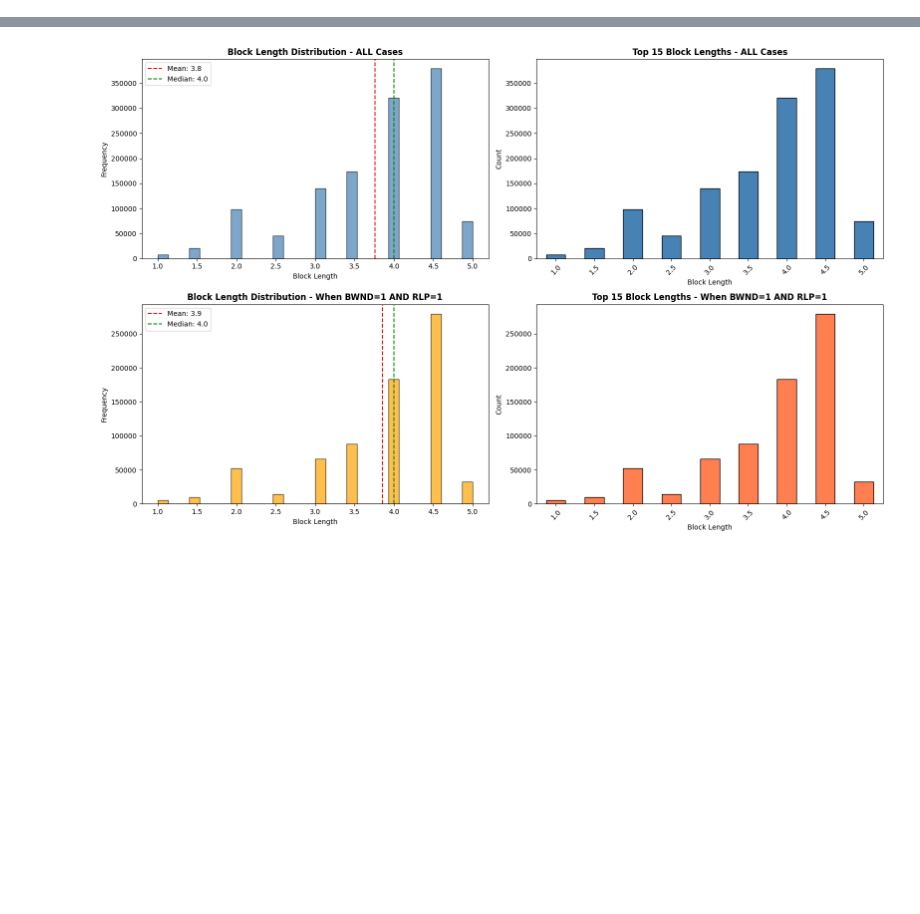
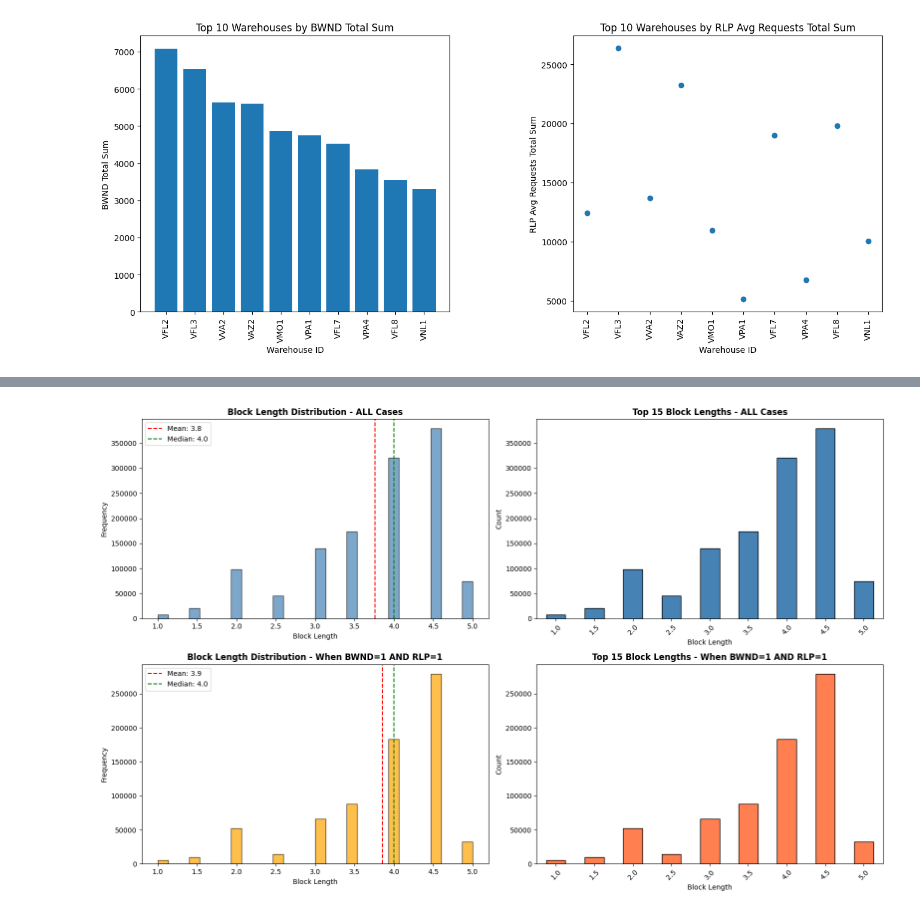
Before and after one commit to mnivs-amazon/bwnd-analysis-project, a Jupyter notebook: RoutesAnalysis.ipynb, the cells around one changed output, grey strips where cells are left out. Cells and saved outputs as stored; diff of their text form; code cells hidden in the pictures; blank space fills up the shorter version.

```diff
--- a/RoutesAnalysis.ipynb
+++ b/RoutesAnalysis.ipynb
@@ -121,0 +195,4 @@ df['cost_impact_total_waste'] = df['total_waste'] * df['guaranteed_earnings_pric
+# %%
+rlp_bwnd_happened_rows['cost_impact_remaining_idle'] = rlp_bwnd_happened_rows['remaining_idle'] * rlp_bwnd_happened_rows['guaranteed_earnings_price_per_hr'] * (rlp_bwnd_happened_rows['duration'] / 60)
+total_cost_impact_remaining_idle = rlp_bwnd_happened_rows['cost_impact_remaining_idle'].sum()
+print(f"Total Cost Impact of Remaining Idle: {total_cost_impact_remaining_idle}")
@@ -121,0 +254,30 @@ df['cost_impact_total_waste'] = df['total_waste'] * df['guaranteed_earnings_pric
+# %%
+import matplotlib.pyplot as plt
+import seaborn as sns
+
+# Get the top 10 warehouses by BWND total sum and RLP avg requests total sum
+top_warehouses = rlp_bwnd_happened_rows.groupby('warehouse_id')[['sum_bwnd_blocks', 'avg_max_min_metric_rlp_adds']].sum().sort_values('sum_bwnd_blocks', ascending=False).head(10)
+
+# Create a figure with two subplots
+fig, (ax1, ax2) = plt.subplots(1, 2, figsize=(16, 6))
+
+# Bar chart for BWND total sum
+ax1.bar(top_warehouses.index, top_warehouses['sum_bwnd_blocks'])
+ax1.set_title('Top 10 Warehouses by BWND Total Sum')
+ax1.set_xlabel('Warehouse ID')
+ax1.set_ylabel('BWND Total Sum')
+ax1.tick_params(axis='x', rotation=90)
+
+# Scatter plot for RLP avg requests total sum
+ax2.scatter(top_warehouses.index, top_warehouses['avg_max_min_metric_rlp_adds'])
+ax2.set_title('Top 10 Warehouses by RLP Avg Requests Total Sum')
+ax2.set_xlabel('Warehouse ID')
+ax2.set_ylabel('RLP Avg Requests Total Sum')
+ax2.tick_params(axis='x', rotation=90)
+
+# Adjust spacing between subplots
+plt.subplots_adjust(wspace=0.4)
+
+plt.show()
+# %% [output]
+[figure, added]
```
Also changed, not shown: parts of 19 cells of this notebook, 13 other files.
